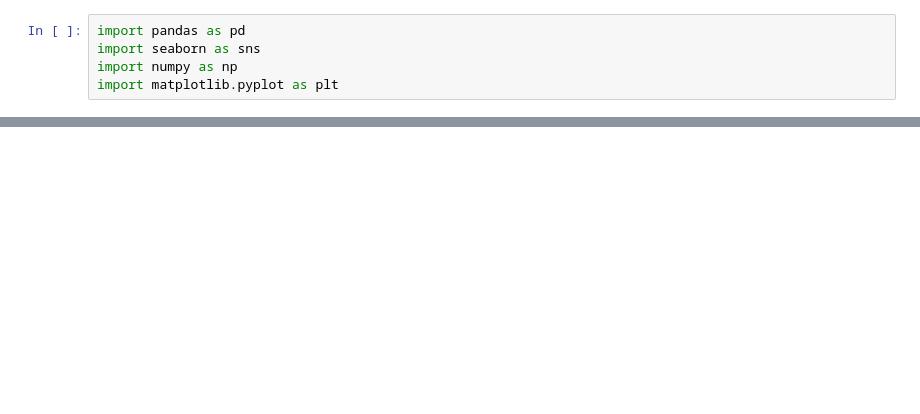
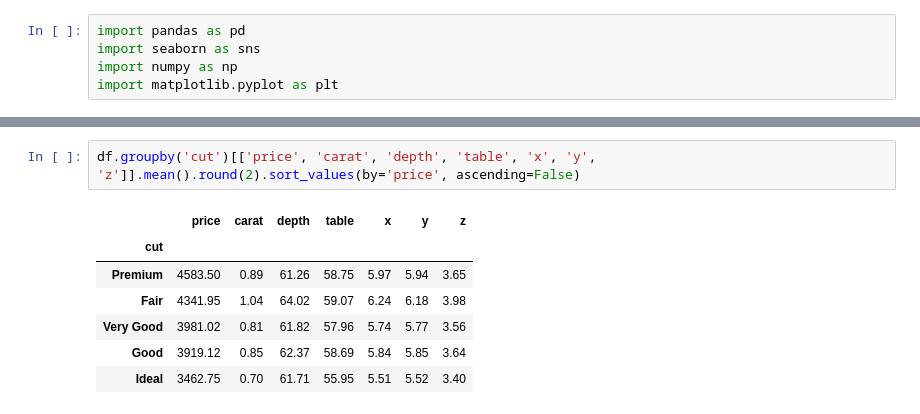
Before and after one commit to LLF00/datascience1, a Jupyter notebook: DS Project.ipynb, the cells around one changed output, grey strips where cells are left out. Cells and saved outputs as stored; diff of their text form; blank space fills up the shorter version.

```diff
--- a/DS Project.ipynb
+++ b/DS Project.ipynb
@@ -27,0 +113,10 @@ memory usage: 2.3+ MB
+# %%
+df.groupby('cut')[['price', 'carat', 'depth', 'table', 'x', 'y', 'z']].mean().round(2).sort_values(by='price', ascending=False)
+# %% [output]
+|  | price | carat | depth | table | x | y | z |
+| cut |  |  |  |  |  |  |  |
+| Premium | 4583.50 | 0.89 | 61.26 | 58.75 | 5.97 | 5.94 | 3.65 |
+| Fair | 4341.95 | 1.04 | 64.02 | 59.07 | 6.24 | 6.18 | 3.98 |
+| Very Good | 3981.02 | 0.81 | 61.82 | 57.96 | 5.74 | 5.77 | 3.56 |
+| Good | 3919.12 | 0.85 | 62.37 | 58.69 | 5.84 | 5.85 | 3.64 |
+| Ideal | 3462.75 | 0.70 | 61.71 | 55.95 | 5.51 | 5.52 | 3.40 |
```
Also changed, not shown: parts of 20 cells of this notebook, 1 other file.
